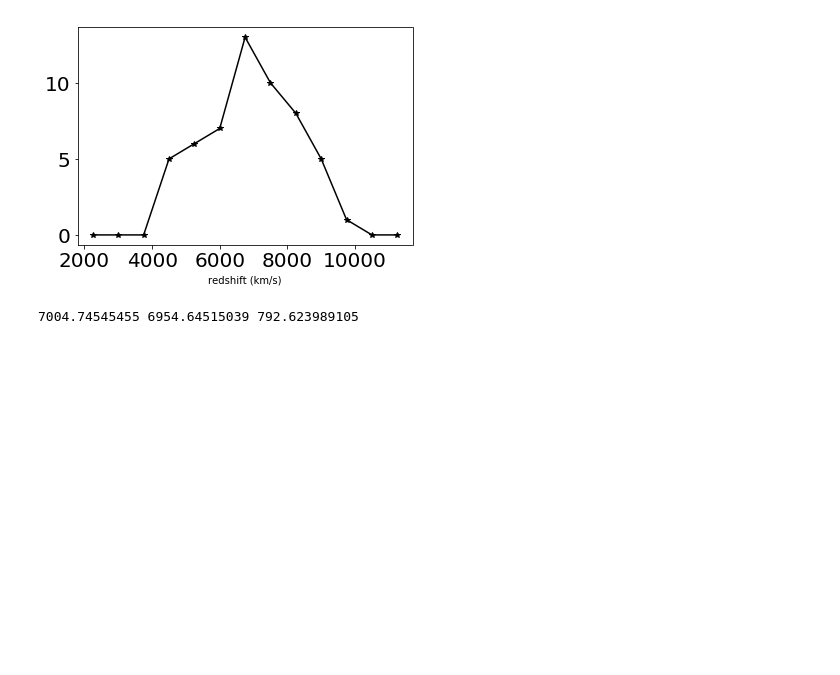
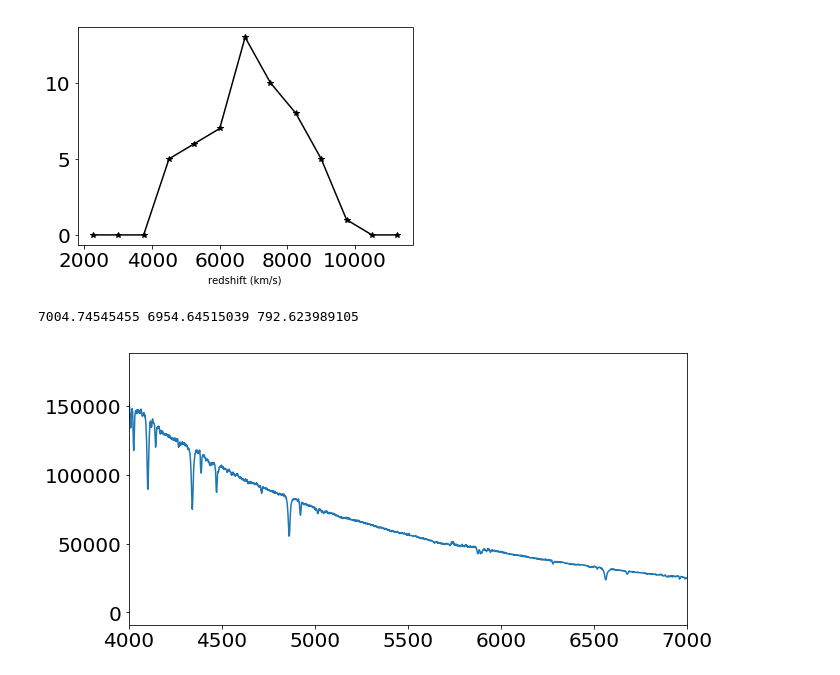
Before and after one commit to liuchaonaoc/Astrostatistics_old2, a Jupyter notebook: SingleParamsModel.ipynb, the cells around one changed output. Saved outputs shown, nothing was run; the diff lists cells and outputs as text; code cells hidden in the pictures; blank space fills up the shorter version.

```diff
--- a/SingleParamsModel.ipynb
+++ b/SingleParamsModel.ipynb
@@ -145,0 +144,19 @@ print np.mean(cz), mu_1, np.sqrt(tao_1)
+# %%
+# measure the redshift from an absorption line
+filename = '351110104.fits'
+tchfits = fits.open(filename)
+log_wv0 = tchfits[0].header['CRVAL1']
+log_dwv = tchfits[0].header['CD1_1']
+
+sp = tchfits[0].data
+
+N = len(sp[0,:])
+wv = 10**(log_wv0+np.arange(0,N,1)*log_dwv)
+
+fig = plt.figure(figsize=[10,5])
+ax = fig.add_subplot(111)
+ax.plot(wv,sp[0,:])
+ax.set_xlim([4000,7000])
+fig.show()
+# %% [output]
+[figure, added]
```
Also changed, not shown: parts of 2 cells of this notebook.
